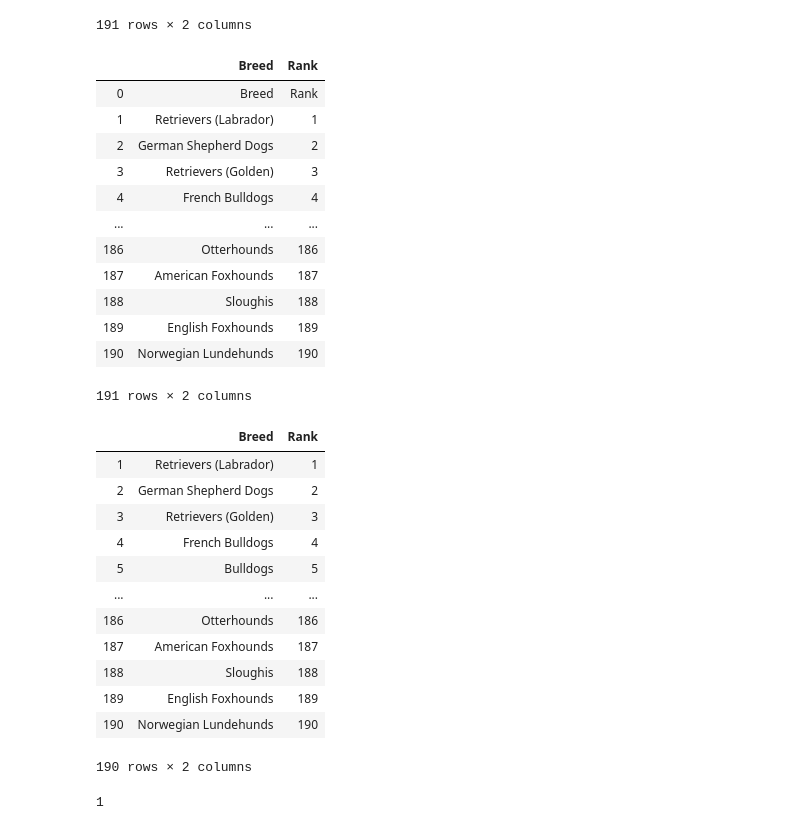
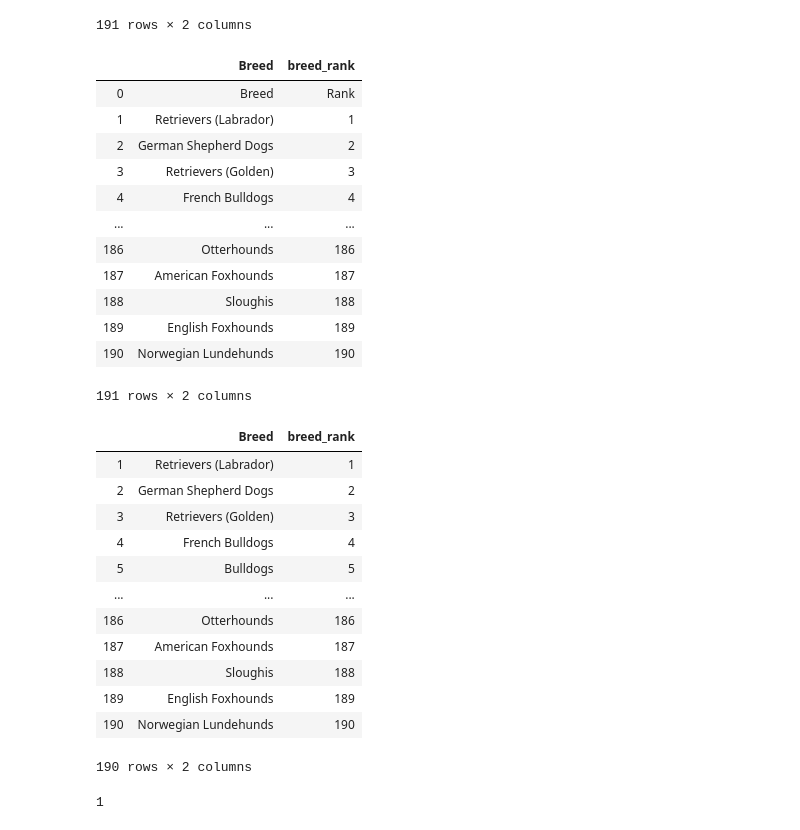
Before and after one commit to anikraze/no_dog_etl, a Jupyter notebook: dog_breed_etl.ipynb, the cells around one changed output. Drawn from its saved outputs; the diff is of its cells as text; code cells hidden in the pictures.

```diff
--- a/dog_breed_etl.ipynb
+++ b/dog_breed_etl.ipynb
@@ -58,10 +58,10 @@ data_frame
 | 190 | Norwegian Lundehunds | 190 |
 191 rows × 2 columns
 # %%
-dog_df = data_frame.rename(columns ={0:"Breed",1:"Rank"})
+dog_df = data_frame.rename(columns ={0:"Breed",1:"breed_rank"})
 dog_df
 # %% [output]
-|  | Breed | Rank |
+|  | Breed | breed_rank |
 | 0 | Breed | Rank |
 | 1 | Retrievers (Labrador) | 1 |
 | 2 | German Shepherd Dogs | 2 |
@@ -78,7 +78,7 @@ dog_df
 dog_df = dog_df.iloc[1:]
 dog_df
 # %% [output]
-|  | Breed | Rank |
+|  | Breed | breed_rank |
 | 1 | Retrievers (Labrador) | 1 |
 | 2 | German Shepherd Dogs | 2 |
 | 3 | Retrievers (Golden) | 3 |
```
Also changed, not shown: parts of 4 cells of this notebook.
